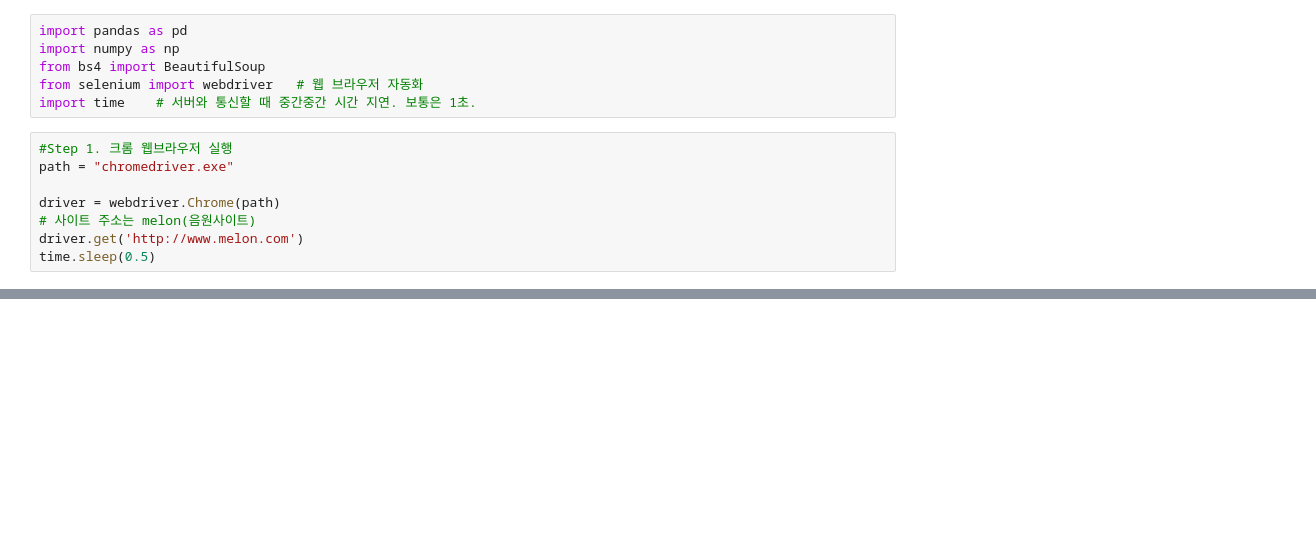
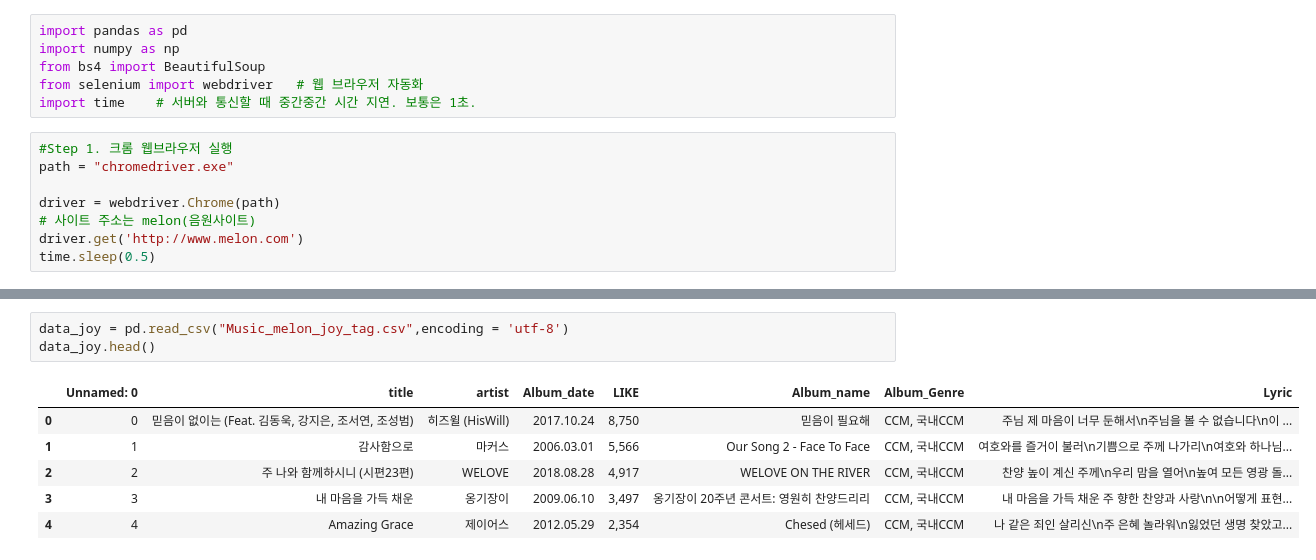
Before and after one commit to heajinkwon/Crawling, a Jupyter notebook: Melon_Crawling.ipynb, the cells around one changed output, grey strips where cells are left out. Drawn from its saved outputs; the diff is of its cells as text; blank space fills up the shorter version.

```diff
--- a/Melon_Crawling.ipynb
+++ b/Melon_Crawling.ipynb
@@ -141,0 +283,10 @@ driver.quit()
+# %%
+data_joy = pd.read_csv("Music_melon_joy_tag.csv",encoding = 'utf-8')
+data_joy.head()
+# %% [output]
+|  | Unnamed: 0 | title | artist | Album_date | LIKE | Album_name | Album_Genre | Lyric |
+| 0 | 0 | 믿음이 없이는 (Feat. 김동욱, 강지은, 조서연, 조성범) | 히즈윌 (HisWill) | 2017.10.24 | 8,750 | 믿음이 필요해 | CCM, 국내CCM | 주님 제 마음이 너무 둔해서\n주님을 볼 수 없습니다\n이 ... |
+| 1 | 1 | 감사함으로 | 마커스 | 2006.03.01 | 5,566 | Our Song 2 - Face To Face | CCM, 국내CCM | 여호와를 즐거이 불러\n기쁨으로 주께 나가리\n여호와 하나님... |
+| 2 | 2 | 주 나와 함께하시니 (시편23편) | WELOVE | 2018.08.28 | 4,917 | WELOVE ON THE RIVER | CCM, 국내CCM | 찬양 높이 계신 주께\n우리 맘을 열어\n높여 모든 영광 돌... |
+| 3 | 3 | 내 마음을 가득 채운 | 옹기장이 | 2009.06.10 | 3,497 | 옹기장이 20주년 콘서트: 영원히 찬양드리리 | CCM, 국내CCM | 내 마음을 가득 채운 주 향한 찬양과 사랑\n\n어떻게 표현... |
+| 4 | 4 | Amazing Grace | 제이어스 | 2012.05.29 | 2,354 | Chesed (헤세드) | CCM, 국내CCM | 나 같은 죄인 살리신\n주 은혜 놀라워\n잃었던 생명 찾았고... |
```
Also changed, not shown: parts of 25 cells of this notebook.
